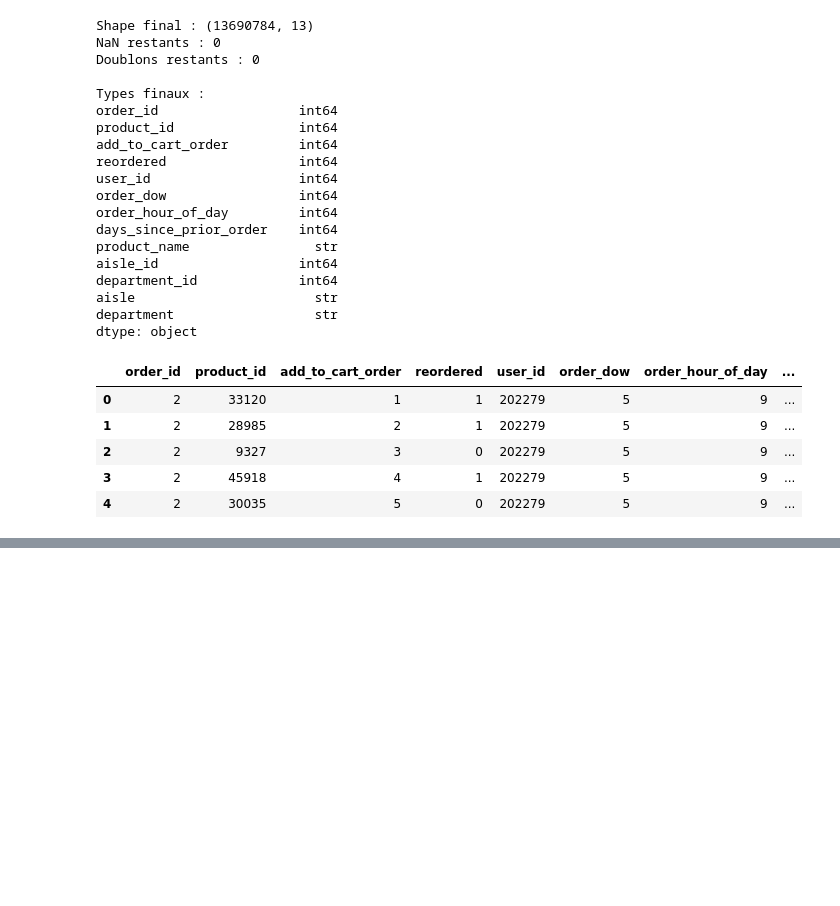
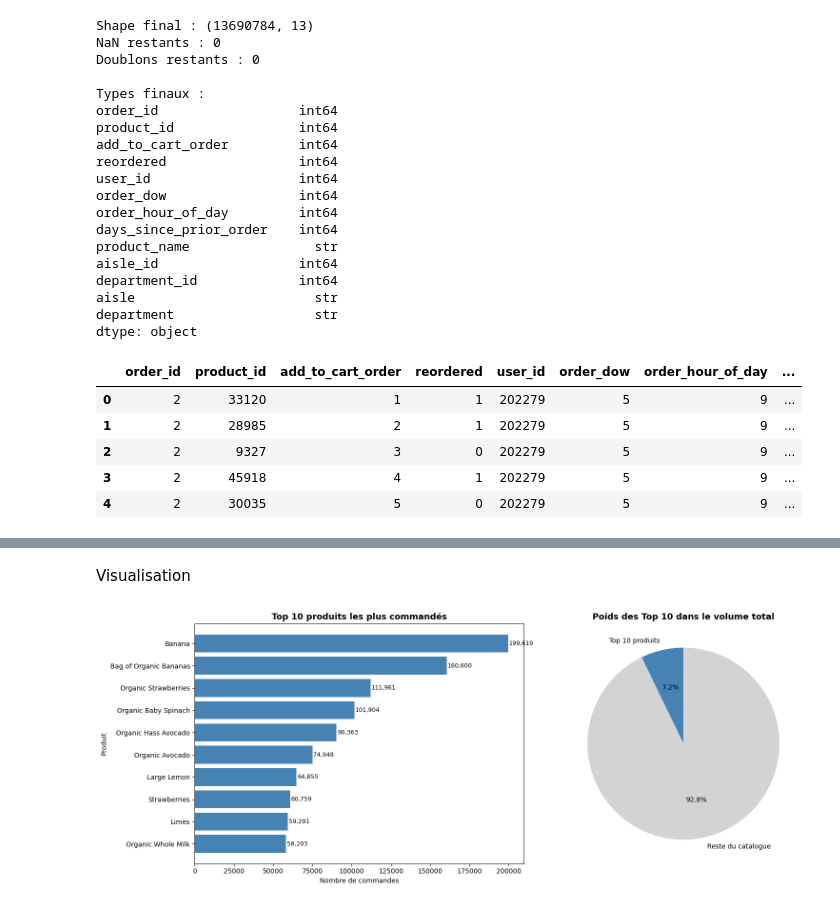
Before and after one commit to MeghCH/NextBuy, a Jupyter notebook: notebook_backup.ipynb, the cells around one changed output, grey strips where cells are left out. Saved outputs shown, nothing was run; the diff lists cells and outputs as text; code cells hidden in the pictures; blank space fills up the shorter version.

Commit message:
feat: ajout des graphiques + calcul

```diff
--- a/notebook_backup.ipynb
+++ b/notebook_backup.ipynb
@@ -257,0 +266,13 @@ dtype: object
+# %%
+top_sellers = (
+    df.groupby("product_name")
+    .size()
+    .reset_index(name="total_orders")
+    .sort_values("total_orders", ascending=False)
+    .head(10)
+)
+
+total_ventes = df.shape[0]
+top_sellers["poids_relatif"] = (top_sellers["total_orders"] / total_ventes * 100).round(2)
+
+print(top_sellers)
@@ -257,0 +291,35 @@ dtype: object
+# %% [markdown]
+Visualisation
+# %%
+fig, axes = plt.subplots(1, 2, figsize=(16, 6))
+
+#Barplot: volume de ventes
+axes[0].barh(
+    top_sellers["product_name"][::-1],
+    top_sellers["total_orders"][::-1],
+    color="steelblue"
+)
+axes[0].set_title("Top 10 produits les plus commandés", fontsize=13, fontweight="bold")
+axes[0].set_xlabel("Nombre de commandes")
+axes[0].set_ylabel("Produit")
+
+for i, (val, name) in enumerate(zip(top_sellers["total_orders"][::-1], top_sellers["product_name"][::-1])):
+    axes[0].text(val + 500, i, f"{val:,}", va="center", fontsize=9)
+
+#Camembert : poids relatif du top 10 contre reste
+top10_total = top_sellers["total_orders"].sum()
+reste = total_ventes - top10_total
+
+axes[1].pie(
+    [top10_total, reste],
+    labels=["Top 10 produits", "Reste du catalogue"],
+    autopct="%1.1f%%",
+    colors=["steelblue", "lightgrey"],
+    startangle=90
+)
+axes[1].set_title("Poids des Top 10 dans le volume total", fontsize=13, fontweight="bold")
+
+plt.tight_layout()
+plt.show()
+# %% [output]
+[figure, added]
```
Also changed, not shown: parts of 59 cells of this notebook.
